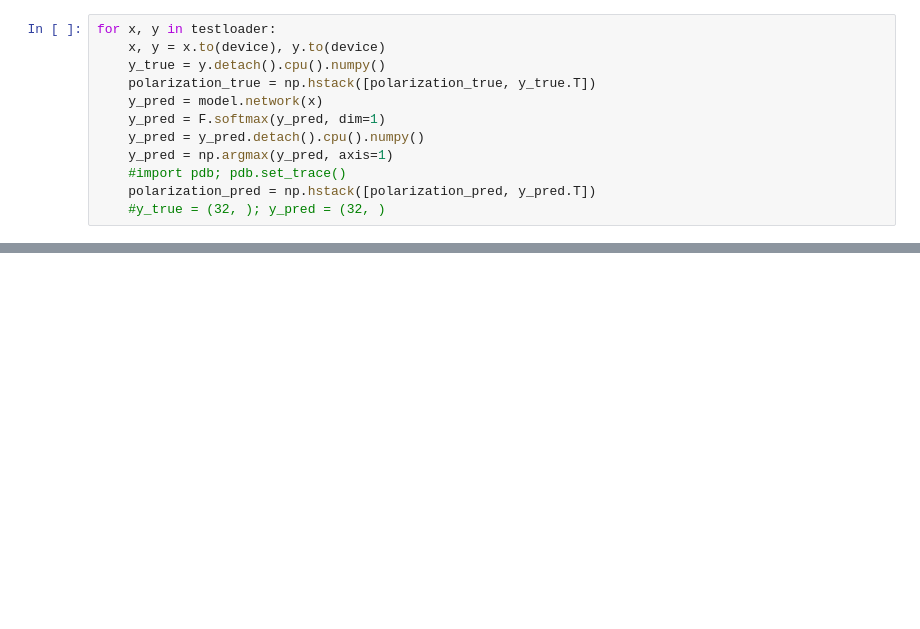
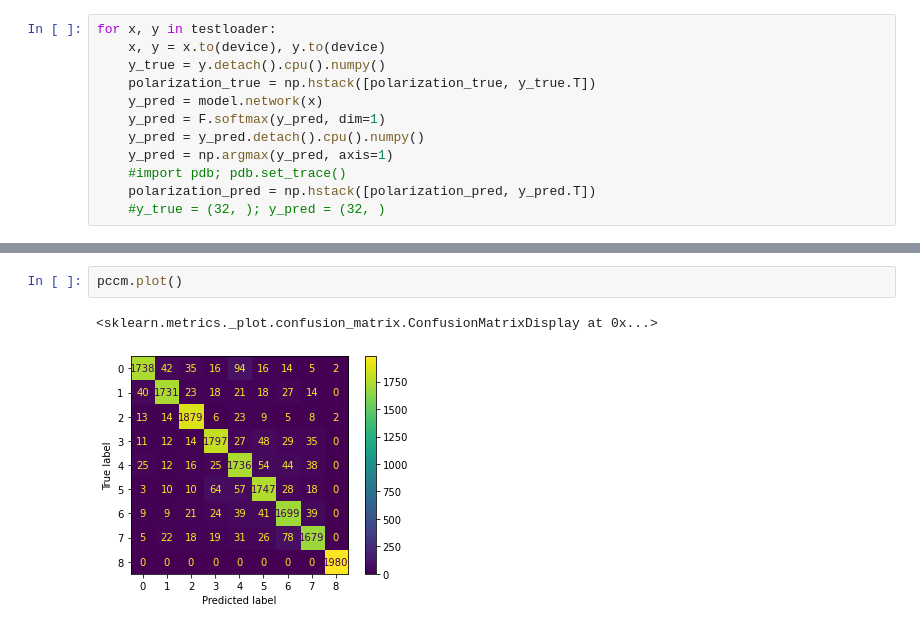
Before and after one commit to apple-soda/lstm-nfkb-dynamics, a Jupyter notebook: notebooks/report.ipynb, the cells around one changed output, grey strips where cells are left out. Cells and saved outputs as stored; diff of their text form; blank space fills up the shorter version.

```diff
--- a/notebooks/report.ipynb
+++ b/notebooks/report.ipynb
@@ -97,0 +191,5 @@ print(f' Accuracy: {sum(df[0] == df[1])/17412}')
+# %%
+pccm.plot()
+# %% [output]
+<sklearn.metrics._plot.confusion_matrix.ConfusionMatrixDisplay at 0x...>
+[figure, added]
```
Also changed, not shown: parts of 26 cells of this notebook, 2 other files.
